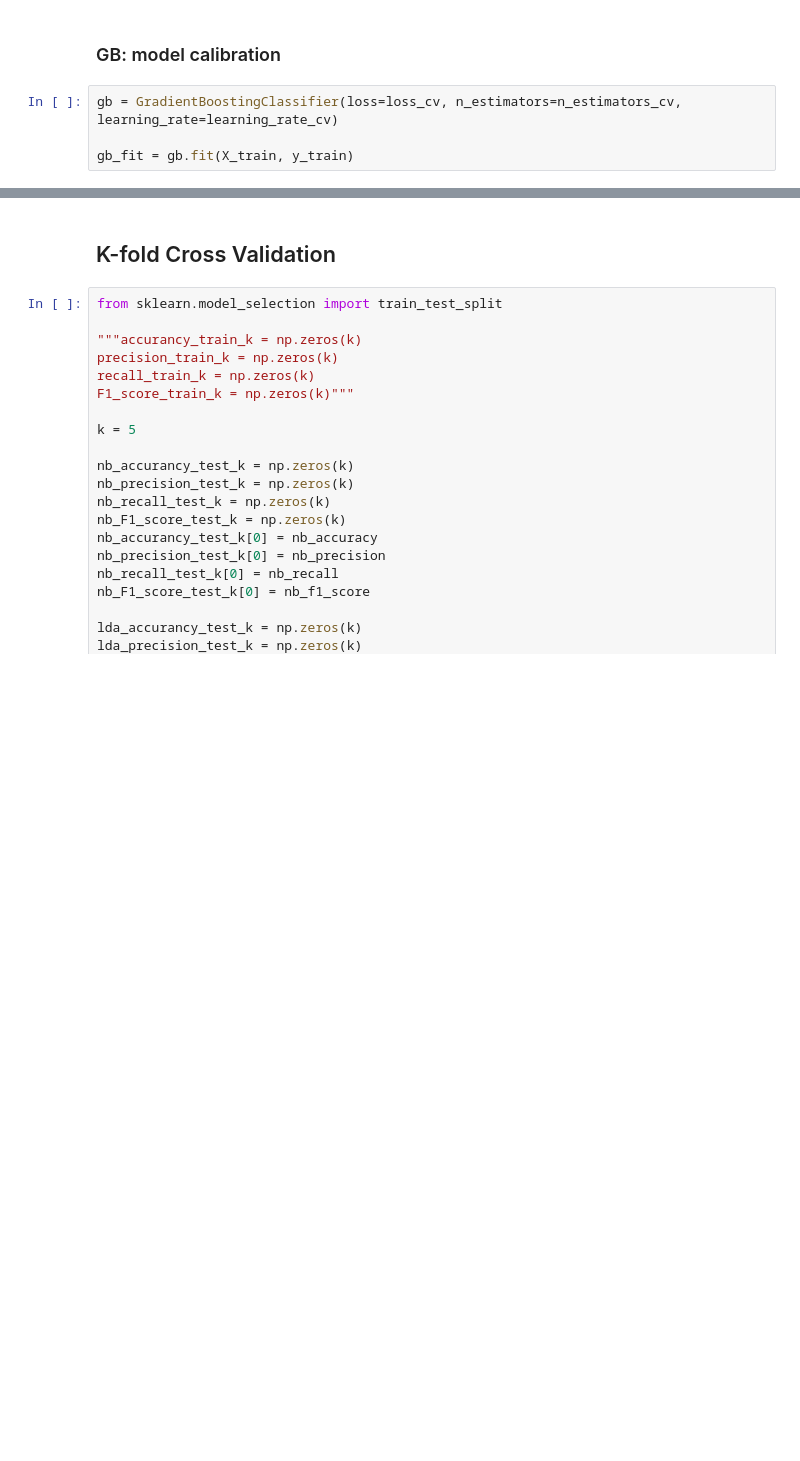
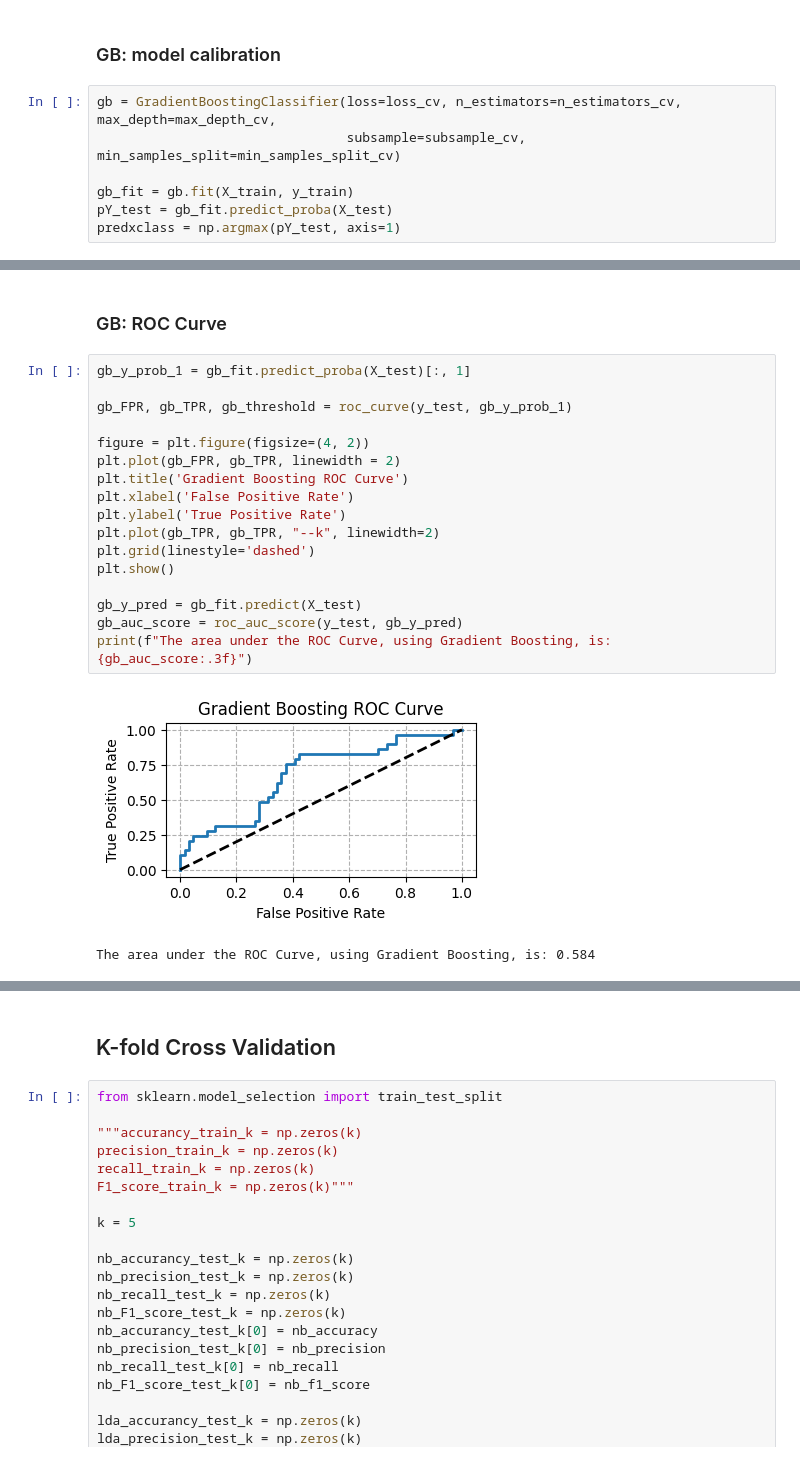
Before and after one commit to gabpedroni/SAheart-dataset-classification, a Jupyter notebook: projet1_Pedroni_Turchi.ipynb, the cells around one changed output, grey strips where cells are left out. Cells and saved outputs as stored; diff of their text form; blank space fills up the shorter version.

```diff
--- a/projet1_Pedroni_Turchi.ipynb
+++ b/projet1_Pedroni_Turchi.ipynb
@@ -749,6 +759,9 @@ F1-score using rf is: 0.419
 # %% [markdown]
 ### GB: model calibration
 # %%
-gb = GradientBoostingClassifier(loss=loss_cv, n_estimators=n_estimators_cv, learning_rate=learning_rate_cv)
+gb = GradientBoostingClassifier(loss=loss_cv, n_estimators=n_estimators_cv, max_depth=max_depth_cv,
+                                subsample=subsample_cv, min_samples_split=min_samples_split_cv)
 
 gb_fit = gb.fit(X_train, y_train)
+pY_test = gb_fit.predict_proba(X_test)
+predxclass = np.argmax(pY_test, axis=1)
@@ -754,0 +785,22 @@ gb_fit = gb.fit(X_train, y_train)
+# %% [markdown]
+### GB: ROC Curve
+# %%
+gb_y_prob_1 = gb_fit.predict_proba(X_test)[:, 1]
+
+gb_FPR, gb_TPR, gb_threshold = roc_curve(y_test, gb_y_prob_1)
+
+figure = plt.figure(figsize=(4, 2))
+plt.plot(gb_FPR, gb_TPR, linewidth = 2)
+plt.title('Gradient Boosting ROC Curve')
+plt.xlabel('False Positive Rate')
+plt.ylabel('True Positive Rate')
+plt.plot(gb_TPR, gb_TPR, "--k", linewidth=2)
+plt.grid(linestyle='dashed')
+plt.show()
+
+gb_y_pred = gb_fit.predict(X_test)
+gb_auc_score = roc_auc_score(y_test, gb_y_pred)
+print(f"The area under the ROC Curve, using Gradient Boosting, is: {gb_auc_score:.3f}")
+# %% [output]
+[figure, added]
+The area under the ROC Curve, using Gradient Boosting, is: 0.584
```
Also changed, not shown: parts of 40 cells of this notebook.
